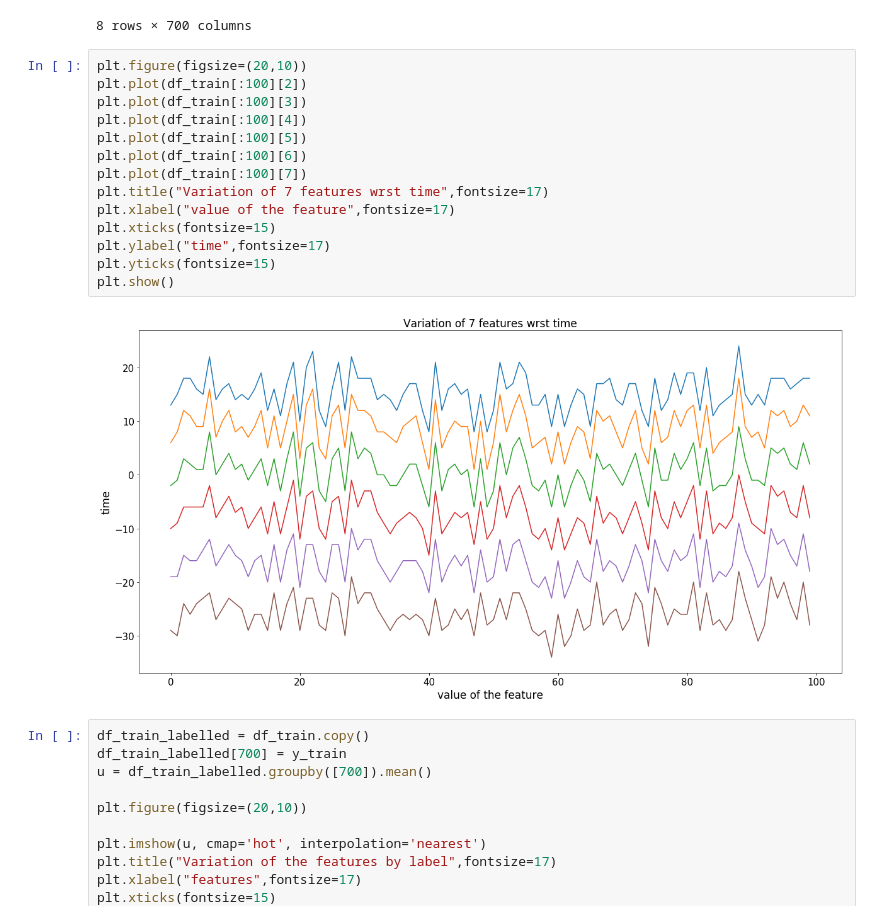
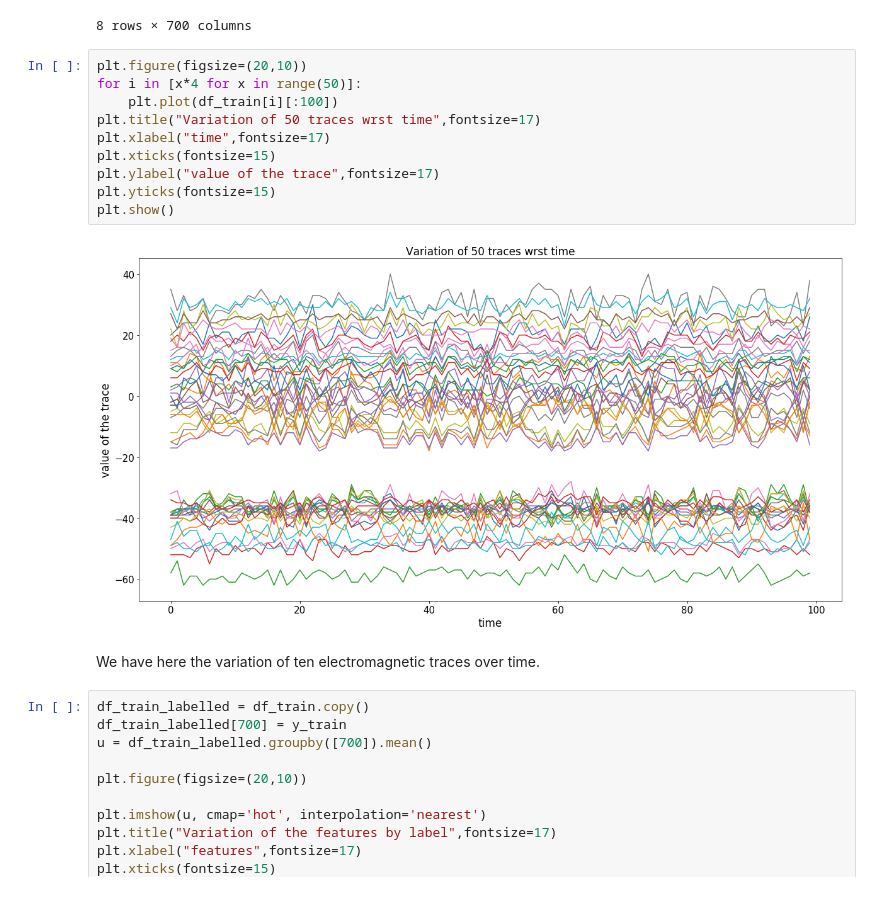
Before and after one commit to luvf/Side_channel_challenge, a Jupyter notebook: sca_starting_kit.ipynb, the cells around one changed output. Saved outputs shown, nothing was run; the diff lists cells and outputs as text.

```diff
--- a/sca_starting_kit.ipynb
+++ b/sca_starting_kit.ipynb
@@ -80,20 +80,18 @@ df_train.describe()
 8 rows × 700 columns
 # %%
 plt.figure(figsize=(20,10))
-plt.plot(df_train[:100][2])
-plt.plot(df_train[:100][3])
-plt.plot(df_train[:100][4])
-plt.plot(df_train[:100][5])
-plt.plot(df_train[:100][6])
-plt.plot(df_train[:100][7])
-plt.title("Variation of 7 features wrst time",fontsize=17)
-plt.xlabel("value of the feature",fontsize=17)
+for i in [x*4 for x in range(50)]:
+    plt.plot(df_train[i][:100])
+plt.title("Variation of 50 traces wrst time",fontsize=17)
+plt.xlabel("time",fontsize=17)
 plt.xticks(fontsize=15)
-plt.ylabel("time",fontsize=17)
+plt.ylabel("value of the trace",fontsize=17)
 plt.yticks(fontsize=15)
 plt.show()
 # %% [output]
-[figure, old version]
+[figure, new version]
+# %% [markdown]
+We have here the variation of ten electromagnetic traces over time.
 # %%
 df_train_labelled = df_train.copy()
 df_train_labelled[700] = y_train
```
Also changed, not shown: parts of 8 cells of this notebook.
